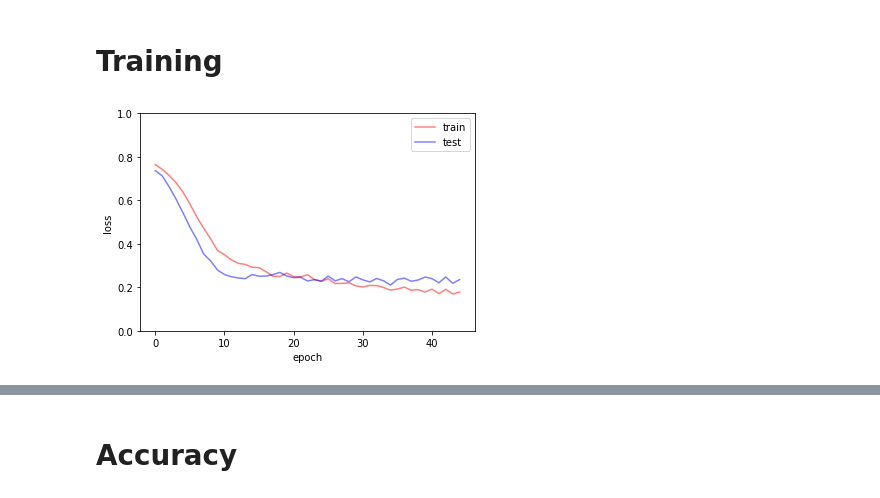
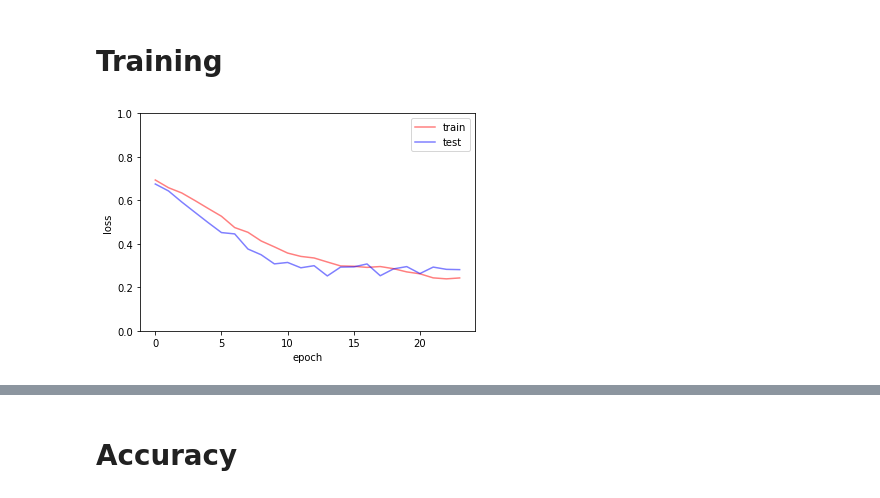
Before and after one commit to hisasu00/deep-occupancy-detection, a Jupyter notebook: rnn_attention_simulation.ipynb, the cells around one changed output, grey strips where cells are left out. Cells and saved outputs as stored; diff of their text form; code cells hidden in the pictures.

Commit message:
add comparison test between attention and non attention

```diff
--- a/rnn_attention_simulation.ipynb
+++ b/rnn_attention_simulation.ipynb
@@ -77,8 +121,8 @@ patience = 10
 # %% [markdown]
 # Instantiate Model, Criterion, Optimizer
 # %%
-model = AttentionRNN(input_size=input_size, hidden_size=hidden_size,
-                     num_layers=num_layers, num_classes=num_classes).to(device)
+attention = AttentionRNN(input_size=input_size, hidden_size=hidden_size,
+                         num_layers=num_layers, num_classes=num_classes).to(device)
 criterion = nn.BCELoss()
-optimizer = optim.Adam(model.parameters(), lr=learning_rate,
+optimizer = optim.Adam(attention.parameters(), lr=learning_rate,
                        weight_decay=weight_decay, eps=eps)
@@ -85,9 +134,9 @@ optimizer = optim.Adam(model.parameters(), lr=learning_rate,
 # %% [markdown]
 # Training
 # %%
-model = train_timeseries_net(model=model, criterion=criterion,
-                             optimizer=optimizer, train_loader=train_loader,
-                             test_x=test_x, test_y=test_y,
-                             device=device, patience=patience)
+attention = train_timeseries_net(model=attention, criterion=criterion,
+                                 optimizer=optimizer, train_loader=train_loader,
+                                 test_x=test_x, test_y=test_y,
+                                 device=device, patience=patience)
 # %% [output]
-[figure, old version]
+[figure, new version]
```
Also changed, not shown: parts of 11 cells of this notebook.
